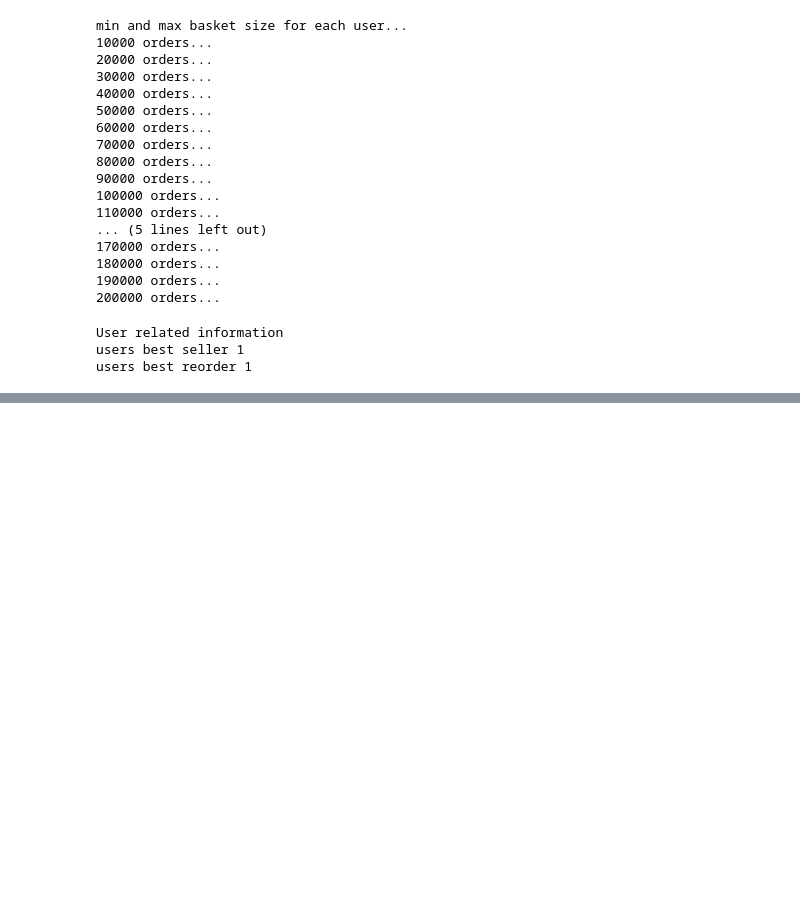
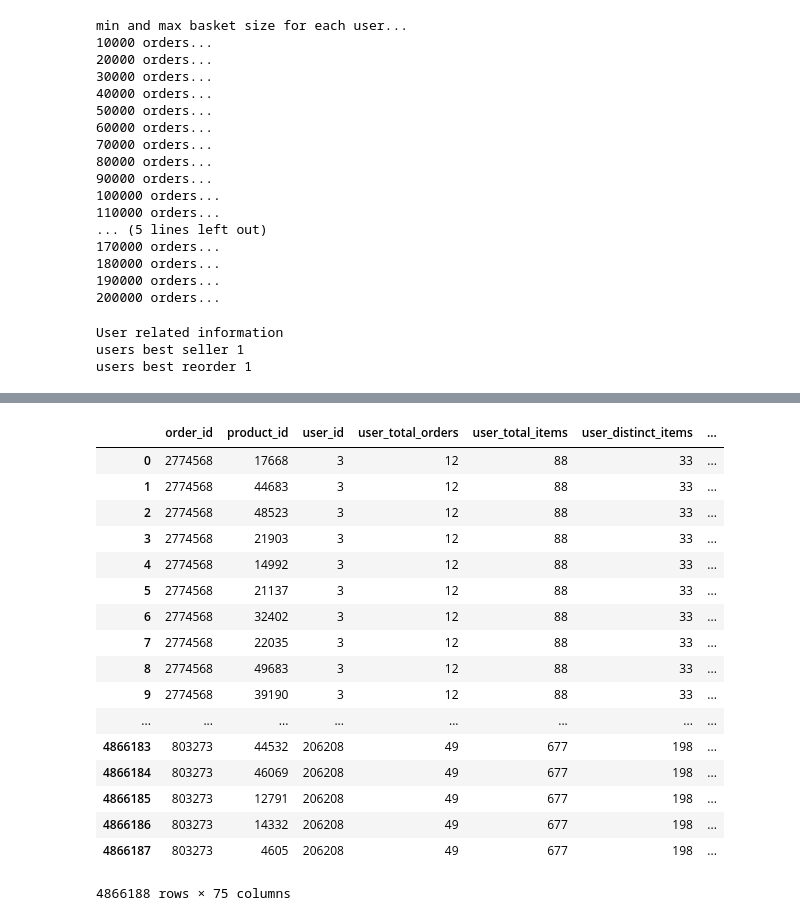
Before and after one commit to yyq263/Instacart_Competition, a Jupyter notebook: Instacart.ipynb, the cells around one changed output, grey strips where cells are left out. Drawn from its saved outputs; the diff is of its cells as text; code cells hidden in the pictures; blank space fills up the shorter version.

```diff
--- a/Instacart.ipynb
+++ b/Instacart.ipynb
@@ -283,7 +281,7 @@ users['average_basket'] = (users.nb_total_items / users.nb_order).astype(np.floa
 users['min_days_of_week'] = prior.groupby(prior.user_id)['order_dow'].apply(min).astype(np.uint8)
 users['max_days_of_week'] = prior.groupby(prior.user_id)['order_dow'].apply(max).astype(np.uint8)
 print('users best seller 1')
-users['nb_2nd_seller'] = users.all_products.apply(lambda X: sum([best_seller_id[1]==x for x in X]))
+users['nb_1st_seller'] = users.all_products.apply(lambda X: sum([best_seller_id[0]==x for x in X]))
 print('users best reorder 1')
 users['nb_1st_reorder'] = users.all_products.apply(lambda X: sum([most_often_reordered[0] == x for x in X]))
 
@@ -582,28 +574,29 @@ See the caveats in the documentation: http://pandas.pydata.org/pandas-docs/stabl
 df_test_array = np.array(df_test)
 xgtest = xgb.DMatrix(df_test_array)
 xgbst = xgb.Booster()
-for i in range(1):
+for i in range(15):
     print('xgboost predict from model',str(i))
-    xgbst.load_model('./CV_0725_'+str(i)+'.model')
+    xgbst.load_model('./CV_0801_'+str(i)+'.model')
     if i == 0:
         preds = xgbst.predict(xgtest)
     else:
         preds += xgbst.predict(xgtest)
-preds = preds / 10.
+preds = preds / 15.
 df_test['pred'] = preds
-THRESHOLD=0.2
-d = dict()
-for row in df_test.itertuples():
-    if row.pred > THRESHOLD:
-        try:
-            d[row.order_id] += ' ' + str(row.product_id)
-        except:
-            d[row.order_id] = str(row.product_id)
-for order in test_orders.order_id:
-    if order not in d:
-        d[order] = 'None'
 
-tst = pd.DataFrame.from_dict(d, orient='index')
-tst.reset_index(inplace=True)
-tst.columns = ['order_id', 'products']
-tst.to_csv('submission_70_features_THRESHOLD_0.2_10_fold_CV_0725.csv', index=False)
+# THRESHOLD=0.2
+# d = dict()
+# for row in df_test.itertuples():
+#     if row.pred > THRESHOLD:
+#         try:
+#             d[row.order_id] += ' ' + str(row.product_id)
+#         except:
+#             d[row.order_id] = str(row.product_id)
+# for order in test_orders.order_id:
+#     if order not in d:
+#         d[order] = 'None'
+
+# tst = pd.DataFrame.from_dict(d, orient='index')
+# tst.reset_index(inplace=True)
+# tst.columns = ['order_id', 'products']
+# tst.to_csv('submission_70_features_THRESHOLD_0.2_10_fold_CV_0725.csv', index=False)
@@ -609,0 +617,21 @@ tst.to_csv('submission_70_features_THRESHOLD_0.2_10_fold_CV_0725.csv', index=Fal
+# %%
+display(df_test)
+# %% [output]
+|  | order_id | product_id | user_id | user_total_orders | user_total_items | user_distinct_items | ... |
+| 0 | 2774568 | 17668 | 3 | 12 | 88 | 33 | ... |
+| 1 | 2774568 | 44683 | 3 | 12 | 88 | 33 | ... |
+| 2 | 2774568 | 48523 | 3 | 12 | 88 | 33 | ... |
+| 3 | 2774568 | 21903 | 3 | 12 | 88 | 33 | ... |
+| 4 | 2774568 | 14992 | 3 | 12 | 88 | 33 | ... |
+| 5 | 2774568 | 21137 | 3 | 12 | 88 | 33 | ... |
+| 6 | 2774568 | 32402 | 3 | 12 | 88 | 33 | ... |
+| 7 | 2774568 | 22035 | 3 | 12 | 88 | 33 | ... |
+| 8 | 2774568 | 49683 | 3 | 12 | 88 | 33 | ... |
+| 9 | 2774568 | 39190 | 3 | 12 | 88 | 33 | ... |
+| ... | ... | ... | ... | ... | ... | ... | ... |
+| 4866183 | 803273 | 44532 | 206208 | 49 | 677 | 198 | ... |
+| 4866184 | 803273 | 46069 | 206208 | 49 | 677 | 198 | ... |
+| 4866185 | 803273 | 12791 | 206208 | 49 | 677 | 198 | ... |
+| 4866186 | 803273 | 14332 | 206208 | 49 | 677 | 198 | ... |
+| 4866187 | 803273 | 4605 | 206208 | 49 | 677 | 198 | ... |
+4866188 rows × 75 columns
```
Also changed, not shown: parts of 9 cells of this notebook.
